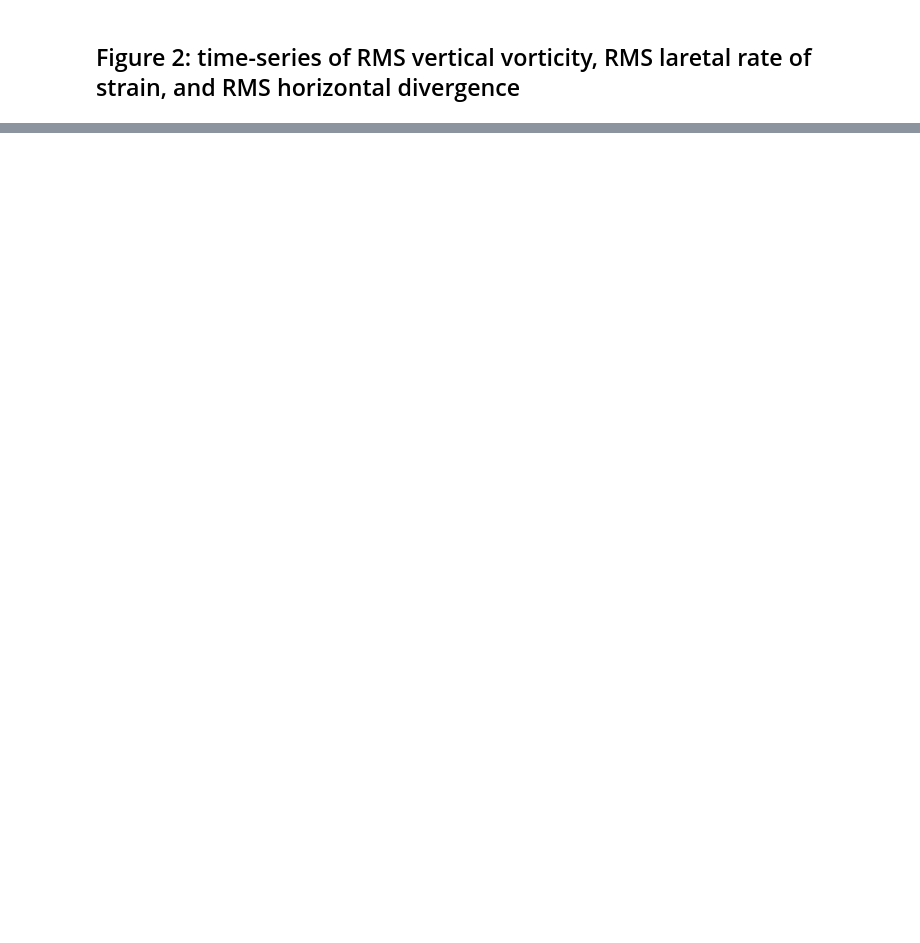
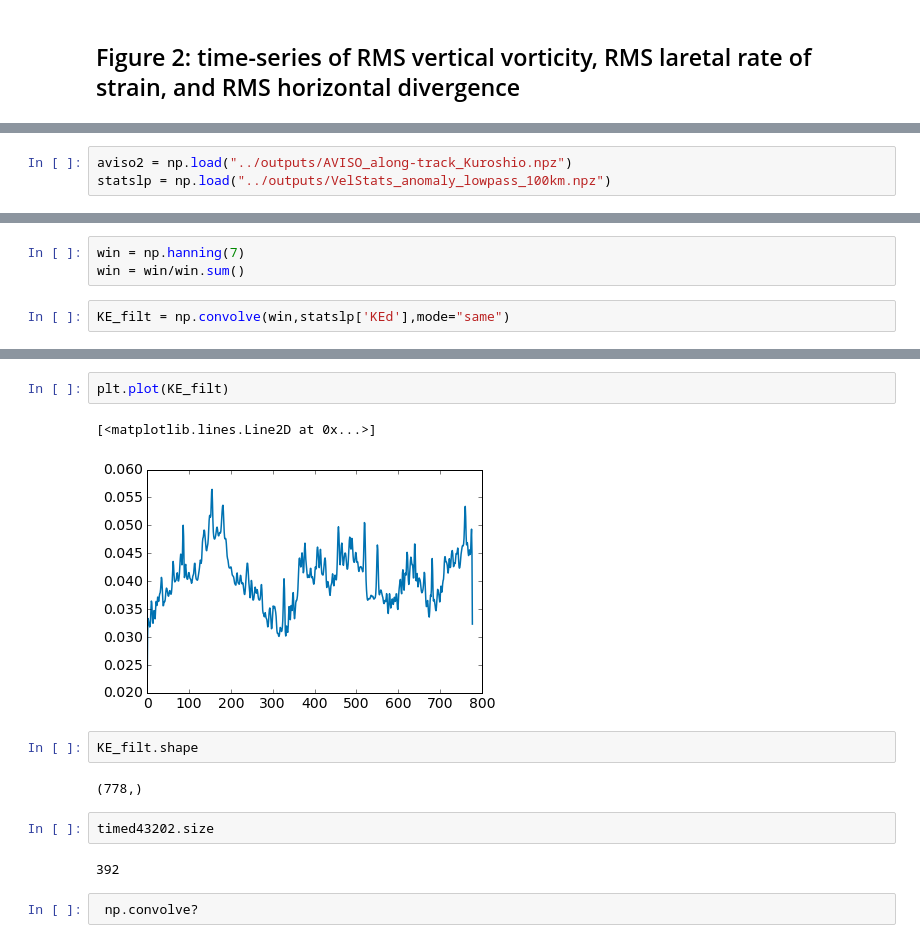
Before and after one commit to cesar-rocha/UpperOceanSeasonality, a Jupyter notebook: notebooks/Figure2.ipynb, the cells around one changed output, grey strips where cells are left out. Cells and saved outputs as stored; diff of their text form; blank space fills up the shorter version.

```diff
--- a/notebooks/Figure2.ipynb
+++ b/notebooks/Figure2.ipynb
@@ -172,0 +153,3 @@ plt.gcf().autofmt_xdate()
+# %%
+aviso2 = np.load("../outputs/AVISO_along-track_Kuroshio.npz")
+statslp = np.load("../outputs/VelStats_anomaly_lowpass_100km.npz")
@@ -172,0 +166,5 @@ plt.gcf().autofmt_xdate()
+# %%
+win = np.hanning(7)
+win = win/win.sum()
+# %%
+KE_filt = np.convolve(win,statslp['KEd'],mode="same")
@@ -172,0 +175,15 @@ plt.gcf().autofmt_xdate()
+# %%
+plt.plot(KE_filt)
+# %% [output]
+[<matplotlib.lines.Line2D at 0x...>]
+[figure, added]
+# %%
+KE_filt.shape
+# %% [output]
+(778,)
+# %%
+timed43202.size
+# %% [output]
+392
+# %%
+ np.convolve?
```
Also changed, not shown: parts of 7 cells of this notebook, 4 other files.
